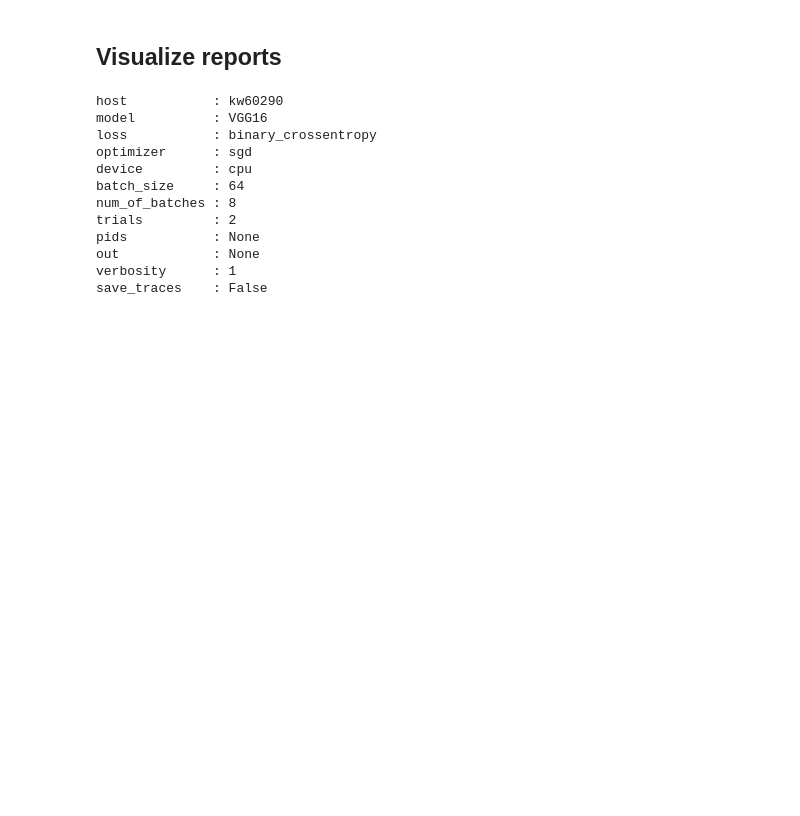
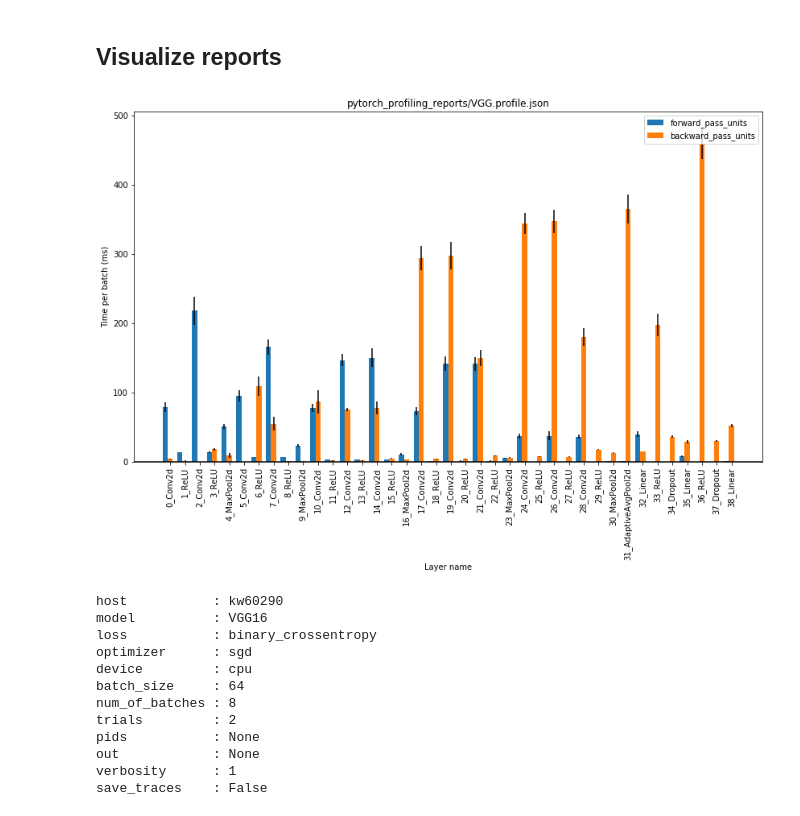
Before and after one commit to ChenYuHo/schedule-simulator, a Jupyter notebook: model_extraction/layerwise_costs_profiling_visualization.ipynb, the cells around one changed output. Cells and saved outputs as stored; diff of their text form; code cells hidden in the pictures; blank space fills up the shorter version.

Commit message:
Added pytorch profiler

```diff
--- a/model_extraction/layerwise_costs_profiling_visualization.ipynb
+++ b/model_extraction/layerwise_costs_profiling_visualization.ipynb
@@ -137,5 +183,11 @@ def plot_layer_wise_costs(report_path, title=None, skip_first_layer=False, stack
 # %% [markdown]
 ## Visualize reports
+# %%
+cost_label = "layer_costs"
+report_path = "pytorch_profiling_reports/VGG.profile.json"
+plot_layer_wise_costs(report_path)
+# %% [output]
+[figure, added]
 # %%
 cost_label = "layer_costs"
 report_path = "layer_name_mapping_profiling_reports/VGG16_07-22-15-35.profile.json"
```
Also changed, not shown: parts of 3 cells of this notebook, 51 other files.
